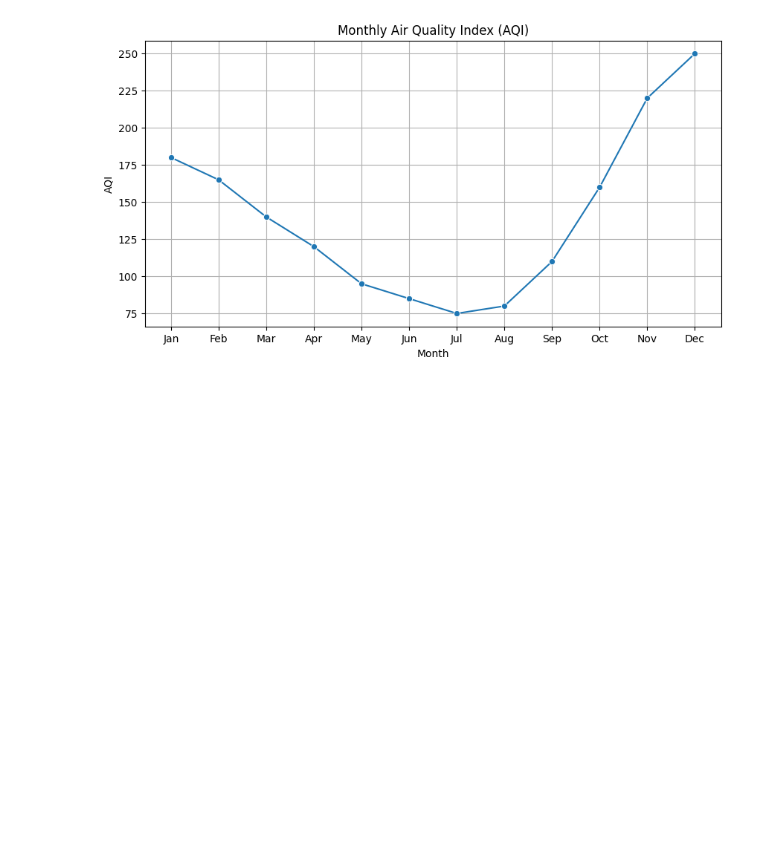
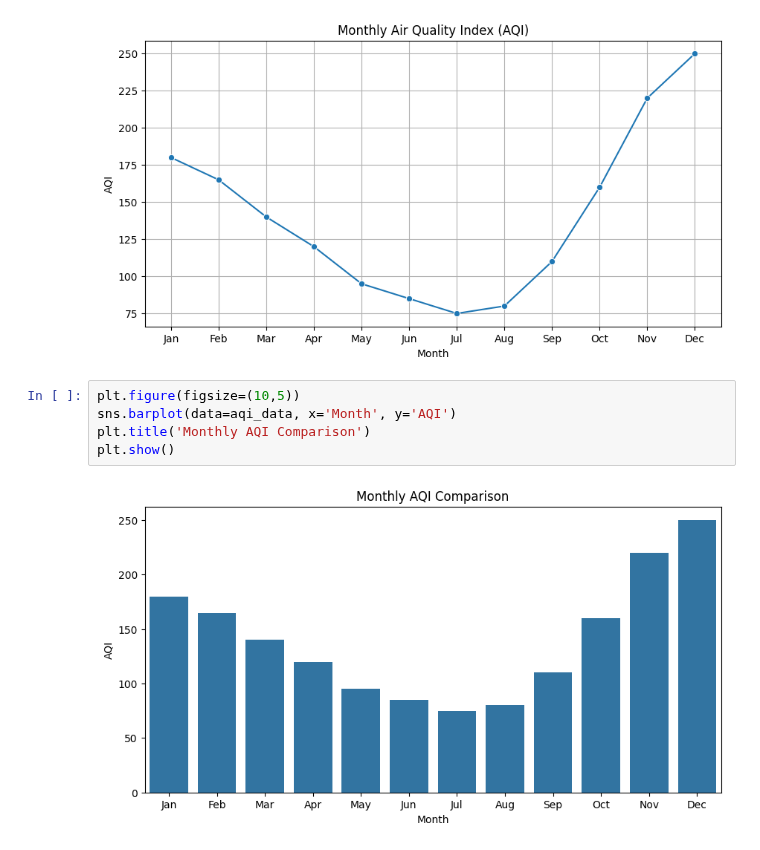
Before and after one commit to Shrajal-sahu-18/Data_Visulization, a Jupyter notebook: AQI.ipynb, the cells around one changed output. Drawn from its saved outputs; the diff is of its cells as text; blank space fills up the shorter version.

```diff
--- a/AQI.ipynb
+++ b/AQI.ipynb
@@ -22,3 +22,10 @@ plt.grid(True)
 plt.show()
 # %% [output]
 [figure]
+# %%
+plt.figure(figsize=(10,5))
+sns.barplot(data=aqi_data, x='Month', y='AQI')
+plt.title('Monthly AQI Comparison')
+plt.show()
+# %% [output]
+[figure, added]
```
Also changed, not shown: parts of 1 cell of this notebook.
